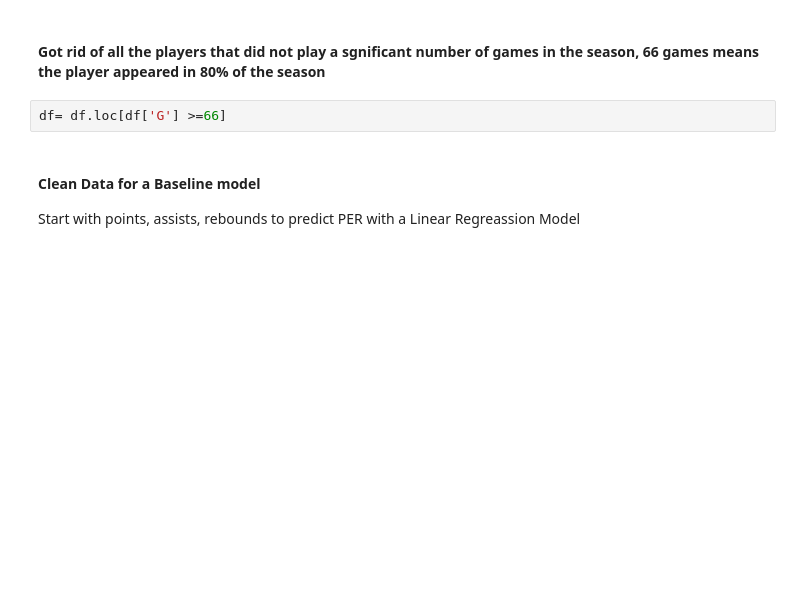
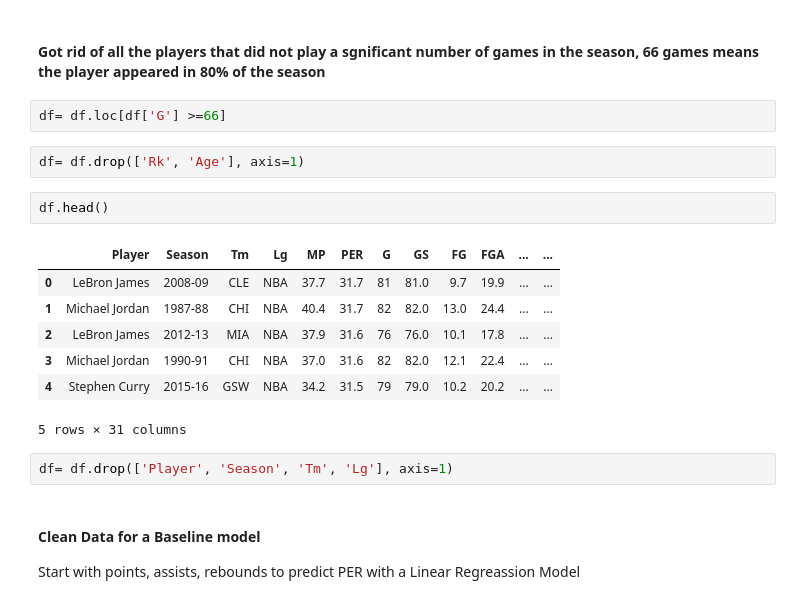
Before and after one commit to Mattsantos541/NBA, a Jupyter notebook: Baseline work.ipynb, the cells around one changed output. Drawn from its saved outputs; the diff is of its cells as text; blank space fills up the shorter version.

```diff
--- a/Baseline work.ipynb
+++ b/Baseline work.ipynb
@@ -64,6 +66,20 @@ df=pd.DataFrame(PER)
 #### Got rid of all the players that did not play a sgnificant number of games in the season, 66 games means the player appeared in 80% of the season
 # %%
 df= df.loc[df['G'] >=66]
+# %%
+df= df.drop(['Rk', 'Age'], axis=1)
+# %%
+df.head()
+# %% [output]
+|  | Player | Season | Tm | Lg | MP | PER | G | GS | FG | FGA | ... | ... |
+| 0 | LeBron James | 2008-09 | CLE | NBA | 37.7 | 31.7 | 81 | 81.0 | 9.7 | 19.9 | ... | ... |
+| 1 | Michael Jordan | 1987-88 | CHI | NBA | 40.4 | 31.7 | 82 | 82.0 | 13.0 | 24.4 | ... | ... |
+| 2 | LeBron James | 2012-13 | MIA | NBA | 37.9 | 31.6 | 76 | 76.0 | 10.1 | 17.8 | ... | ... |
+| 3 | Michael Jordan | 1990-91 | CHI | NBA | 37.0 | 31.6 | 82 | 82.0 | 12.1 | 22.4 | ... | ... |
+| 4 | Stephen Curry | 2015-16 | GSW | NBA | 34.2 | 31.5 | 79 | 79.0 | 10.2 | 20.2 | ... | ... |
+5 rows × 31 columns
+# %%
+df= df.drop(['Player', 'Season', 'Tm', 'Lg'], axis=1)
 # %% [markdown]
 #### Clean Data for a Baseline model
 Start with points, assists, rebounds to predict PER with a Linear Regreassion Model
```
Also changed, not shown: parts of 6 cells of this notebook, 2 other files.
